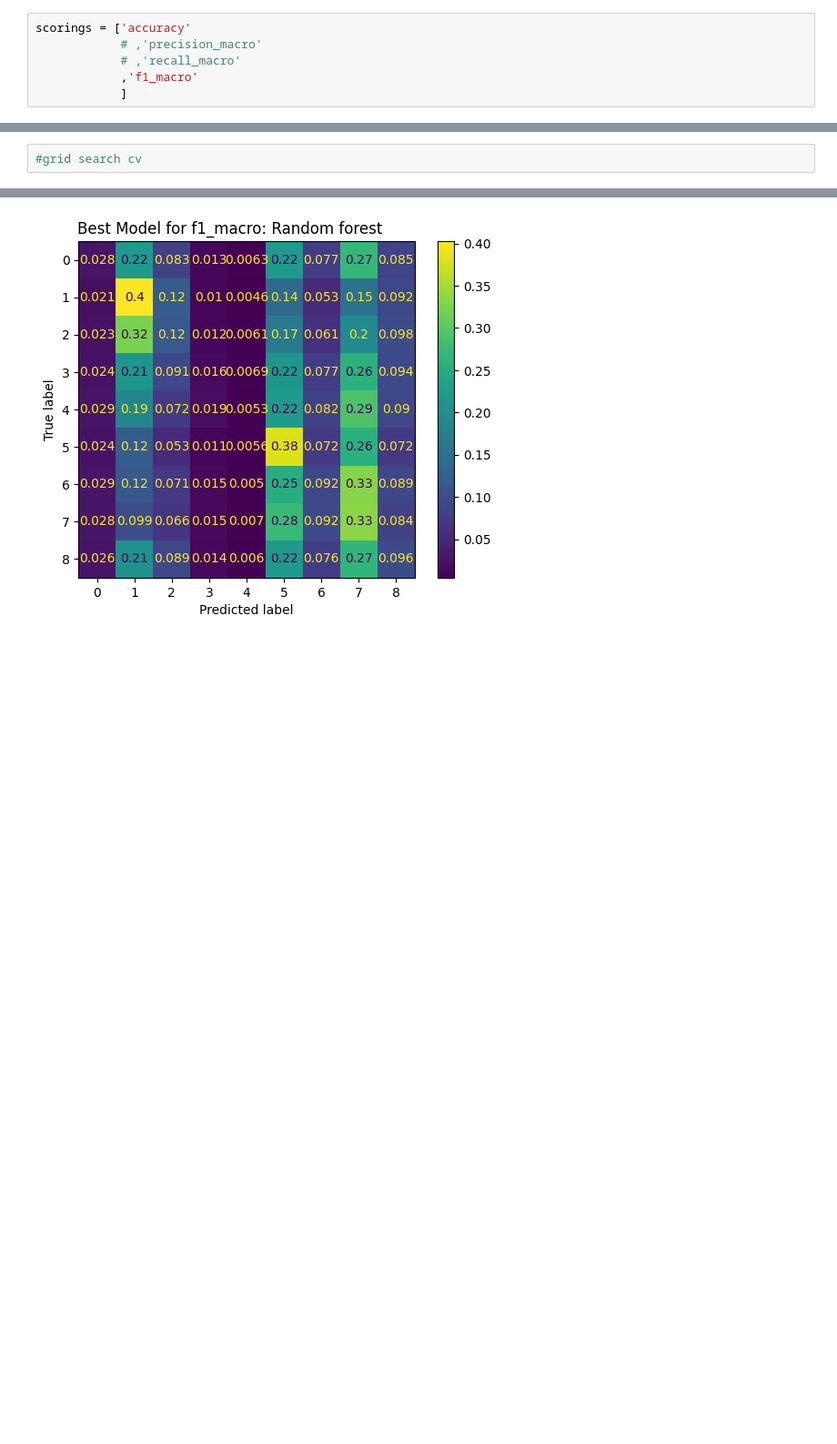
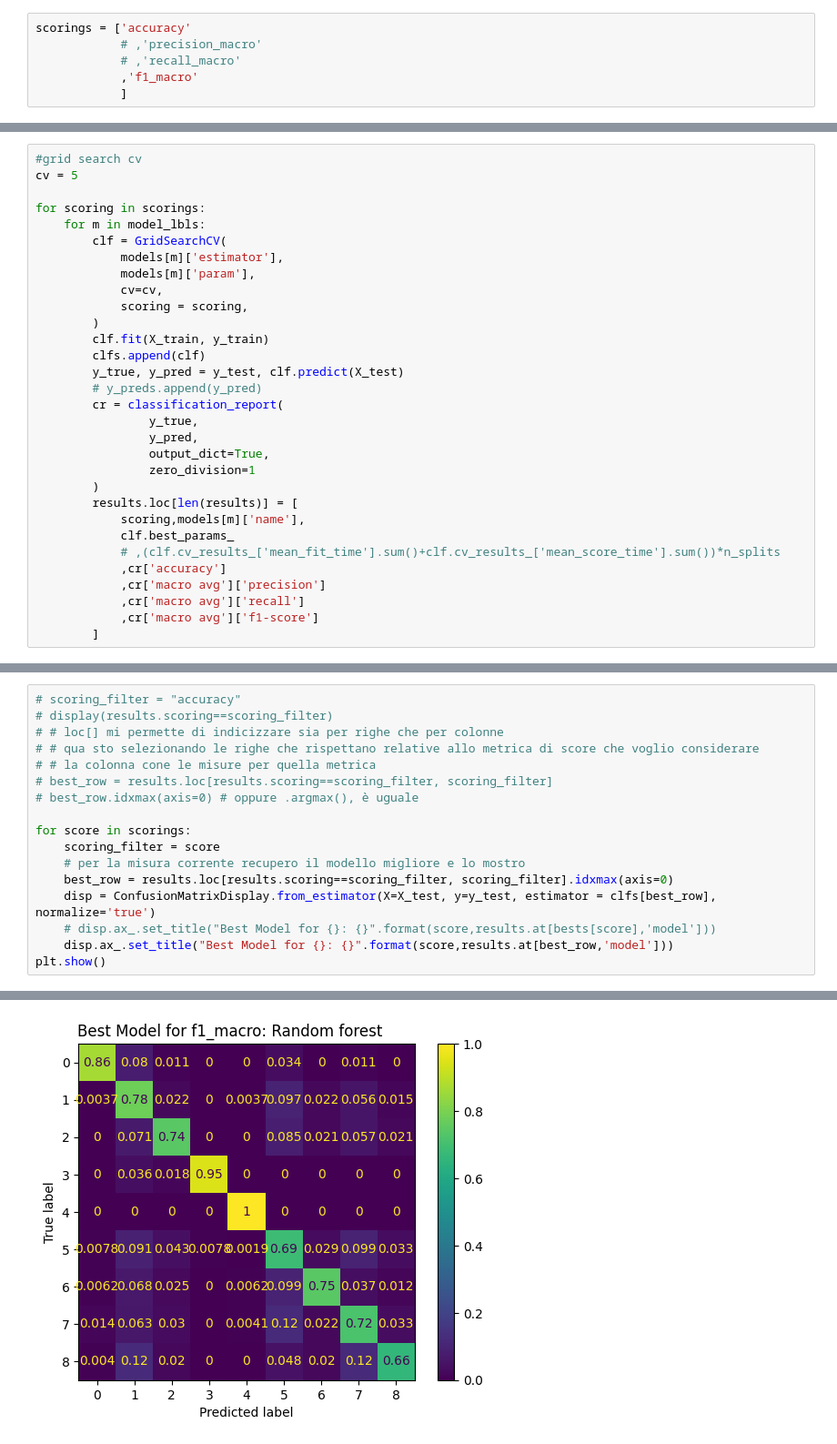
Before and after one commit to koltrakak-learning-repos/MLDM_learning_repo, a Jupyter notebook: Machine Learning/labs/Lab-topic-6-attribute-selection/attribute-selection-pca_nocode.ipynb, the cells around one changed output, grey strips where cells are left out. Shown at 91% size. Cells and saved outputs as stored; diff of their text form; blank space fills up the shorter version.

```diff
--- a/Machine Learning/labs/Lab-topic-6-attribute-selection/attribute-selection-pca_nocode.ipynb
+++ b/Machine Learning/labs/Lab-topic-6-attribute-selection/attribute-selection-pca_nocode.ipynb
@@ -187,4 +323,33 @@ from sklearn.model_selection import ParameterGrid
 # %%
 #grid search cv
+cv = 5
+
+for scoring in scorings:
+    for m in model_lbls:
+        clf = GridSearchCV(
+            models[m]['estimator'],
+            models[m]['param'],
+            cv=cv,
+            scoring = scoring,
+        )
+        clf.fit(X_train, y_train)
+        clfs.append(clf)
+        y_true, y_pred = y_test, clf.predict(X_test)
+        # y_preds.append(y_pred)
+        cr = classification_report(
+                y_true,
+                y_pred,
+                output_dict=True,
+                zero_division=1
+        )
+        results.loc[len(results)] = [
+            scoring,models[m]['name'],
+            clf.best_params_
+            # ,(clf.cv_results_['mean_fit_time'].sum()+clf.cv_results_['mean_score_time'].sum())*n_splits
+            ,cr['accuracy']
+            ,cr['macro avg']['precision']
+            ,cr['macro avg']['recall']
+            ,cr['macro avg']['f1-score']
+        ]
 # %%
 # show results
@@ -200,2 +363,18 @@ Results for scoring "f1_macro"
 # %%
+# scoring_filter = "accuracy"
+# display(results.scoring==scoring_filter)
+# # loc[] mi permette di indicizzare sia per righe che per colonne
+# # qua sto selezionando le righe che rispettano relative allo metrica di score che voglio considerare
+# # la colonna cone le misure per quella metrica
+# best_row = results.loc[results.scoring==scoring_filter, scoring_filter]
+# best_row.idxmax(axis=0) # oppure .argmax(), è uguale
+
+for score in scorings:
+    scoring_filter = score
+    # per la misura corrente recupero il modello migliore e lo mostro
+    best_row = results.loc[results.scoring==scoring_filter, scoring_filter].idxmax(axis=0)
+    disp = ConfusionMatrixDisplay.from_estimator(X=X_test, y=y_test, estimator = clfs[best_row], normalize='true')
+    # disp.ax_.set_title("Best Model for {}: {}".format(score,results.at[bests[score],'model']))
+    disp.ax_.set_title("Best Model for {}: {}".format(score,results.at[best_row,'model']))
+plt.show()
 # %% [output]
@@ -203 +382 @@ Results for scoring "f1_macro"
-[figure, old version]
+[figure, new version]
```
Also changed, not shown: parts of 24 cells of this notebook, 12 other files.
